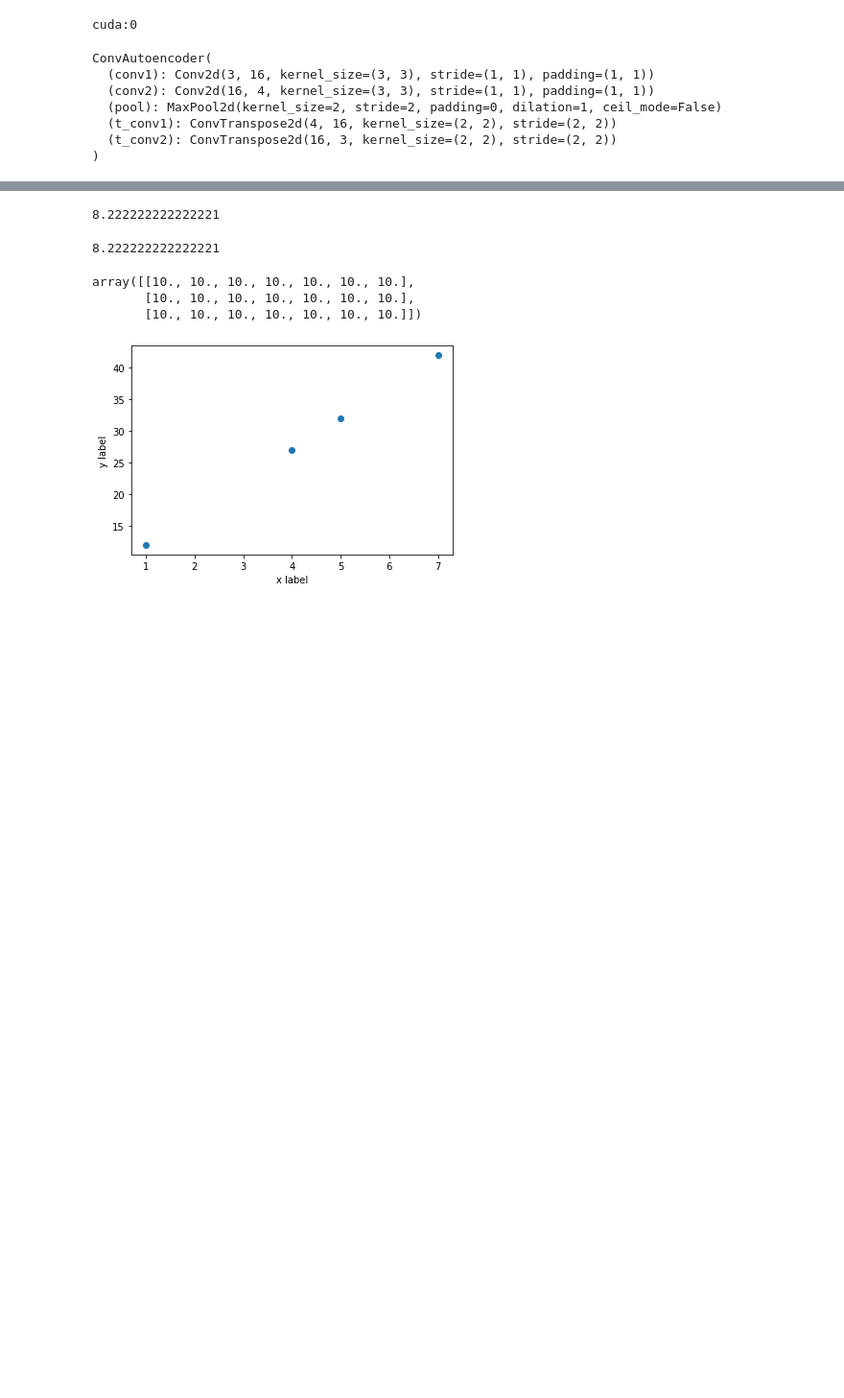
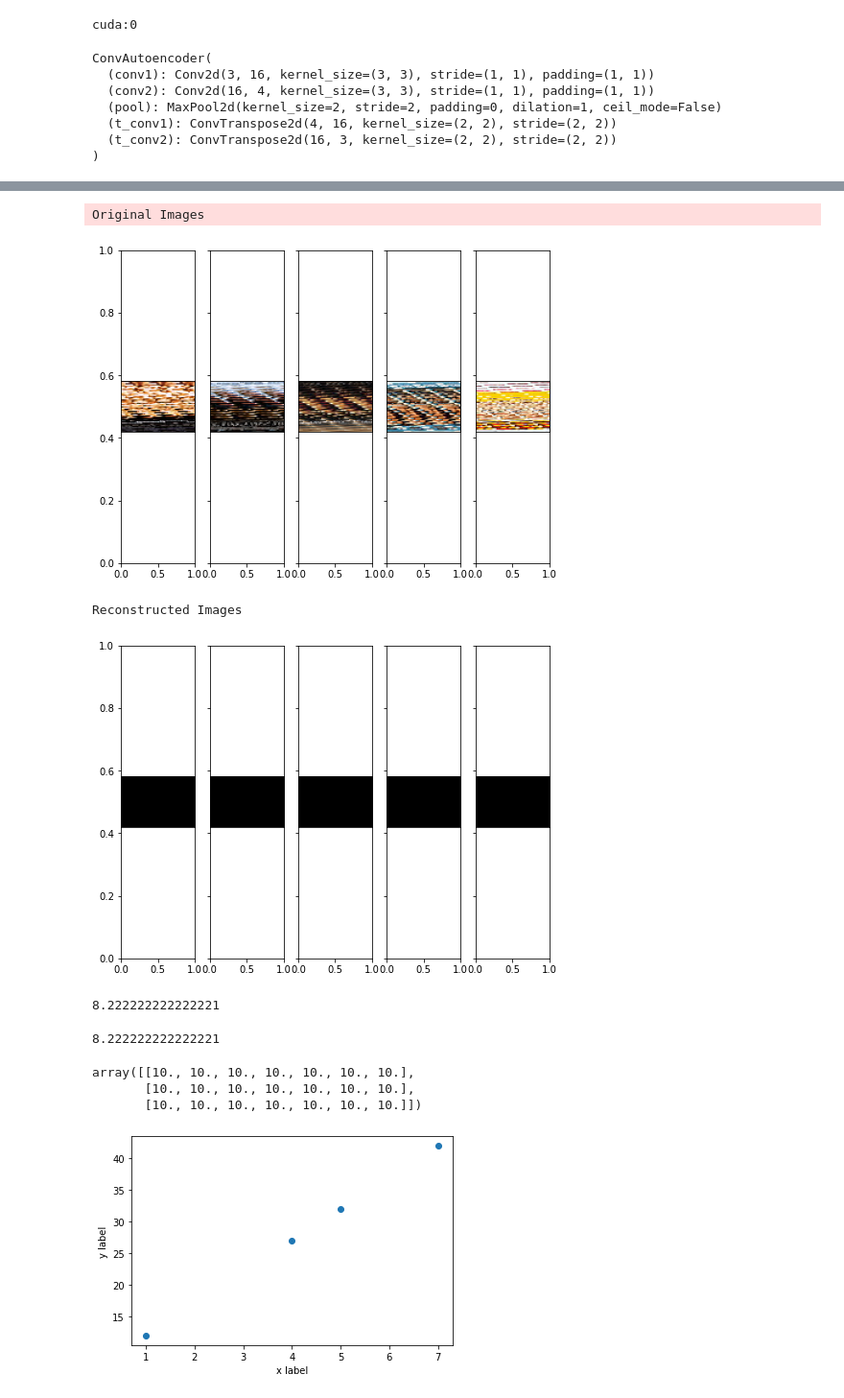
Before and after one commit to Lolinator3001/MovieWeb, a Jupyter notebook: MovieWeb.ipynb, the cells around one changed output, grey strips where cells are left out. Shown at 96% size. Saved outputs shown, nothing was run; the diff lists cells and outputs as text; code cells hidden in the pictures; blank space fills up the shorter version.

```diff
--- a/MovieWeb.ipynb
+++ b/MovieWeb.ipynb
@@ -127,7 +133,7 @@ train_loader = DataLoader(
     imdbDataset,
     batch_size=10,
     shuffle=True,
-    num_workers=2,
+    num_workers=0,
     pin_memory=torch.cuda.is_available()
 )
 # %%
@@ -153,30 +178,35 @@ for epoch in range(1, n_epochs+1):
 # %%
 #Batch of test images
 dataiter = iter(train_loader)
 images = dataiter.next()
 images = images.cuda()
 
 #Sample outputs
 output = model(images)
 images = images.cpu().data.numpy()
-output = output.view(train_loader.batch_size, 3, *IMG_SIZE)
+output = output.view(train_loader.batch_size, 3, *imdbDataset.IMG_SIZE)
 output = output.cpu().data.numpy()
 
 #Original Images
 print("Original Images")
-fig, axes = plt.subplots(nrows=1, ncols=5, sharex=True, sharey=True, figsize=(12,4))
+fig, axes = plt.subplots(nrows=1, ncols=5, sharex=True, sharey=True, figsize=(8,6))
 for idx in np.arange(5):
     ax = fig.add_subplot(1, 5, idx+1, xticks=[], yticks=[])
-    plt.imshow(images[idx].reshape(*IMG_SIZE, 3).astype('int64'))
+    plt.imshow(images[idx].reshape(*imdbDataset.IMG_SIZE, 3).astype('uint8'))
 plt.show()
 
 #Reconstructed Images
 print('Reconstructed Images')
-fig, axes = plt.subplots(nrows=1, ncols=5, sharex=True, sharey=True, figsize=(12,4))
+fig, axes = plt.subplots(nrows=1, ncols=5, sharex=True, sharey=True, figsize=(8,6))
 for idx in np.arange(5):
     ax = fig.add_subplot(1, 5, idx+1, xticks=[], yticks=[])
-    plt.imshow(output[idx].reshape(*IMG_SIZE, 3).astype('int64'))
+    plt.imshow(output[idx].reshape(*imdbDataset.IMG_SIZE, 3).astype('uint8'))
 plt.show()
+# %% [output]
+Original Images
+[figure, added]
+Reconstructed Images
+[figure, added]
 # %%
 fig = plt.figure()
 ax1 = fig.add_subplot(121)
```
Also changed, not shown: parts of 3 cells of this notebook.
